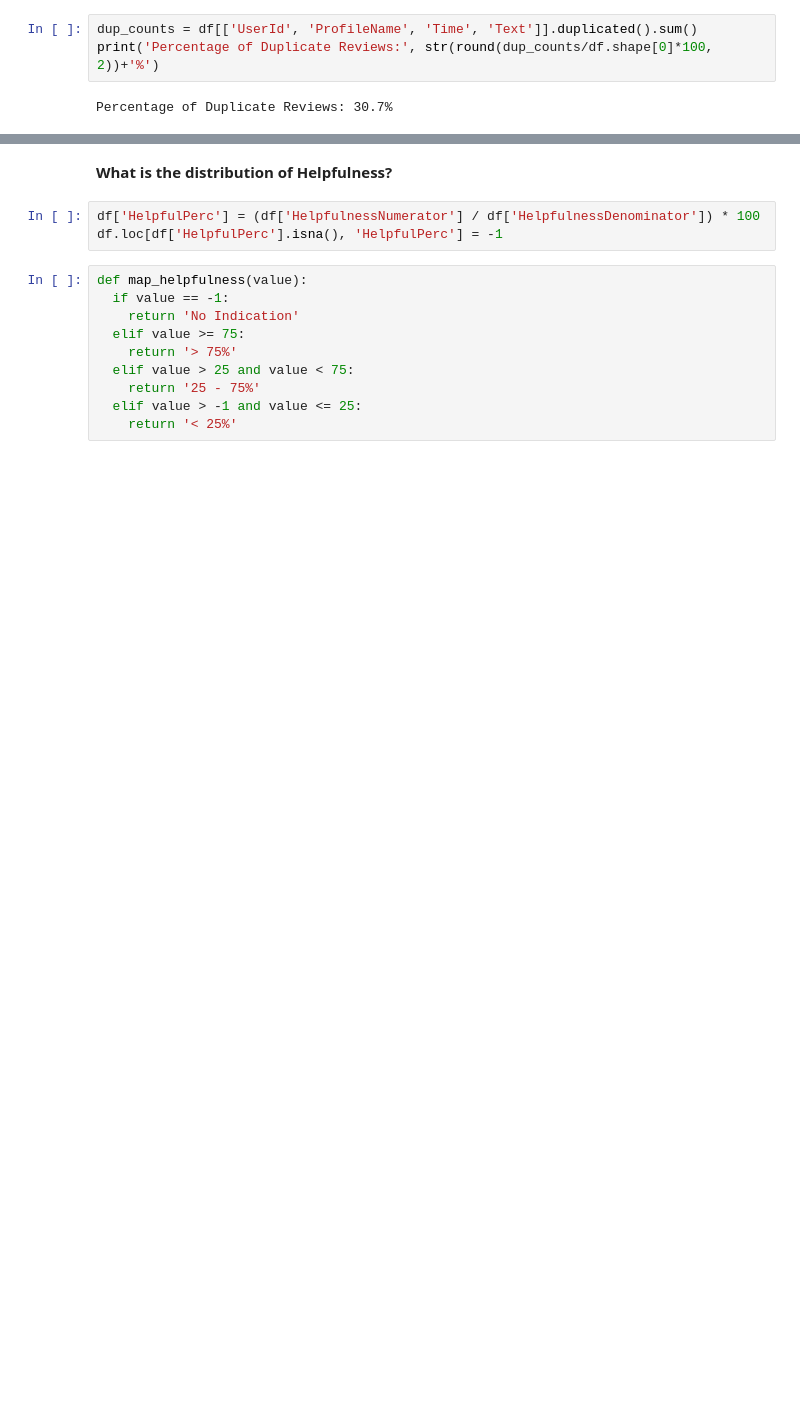
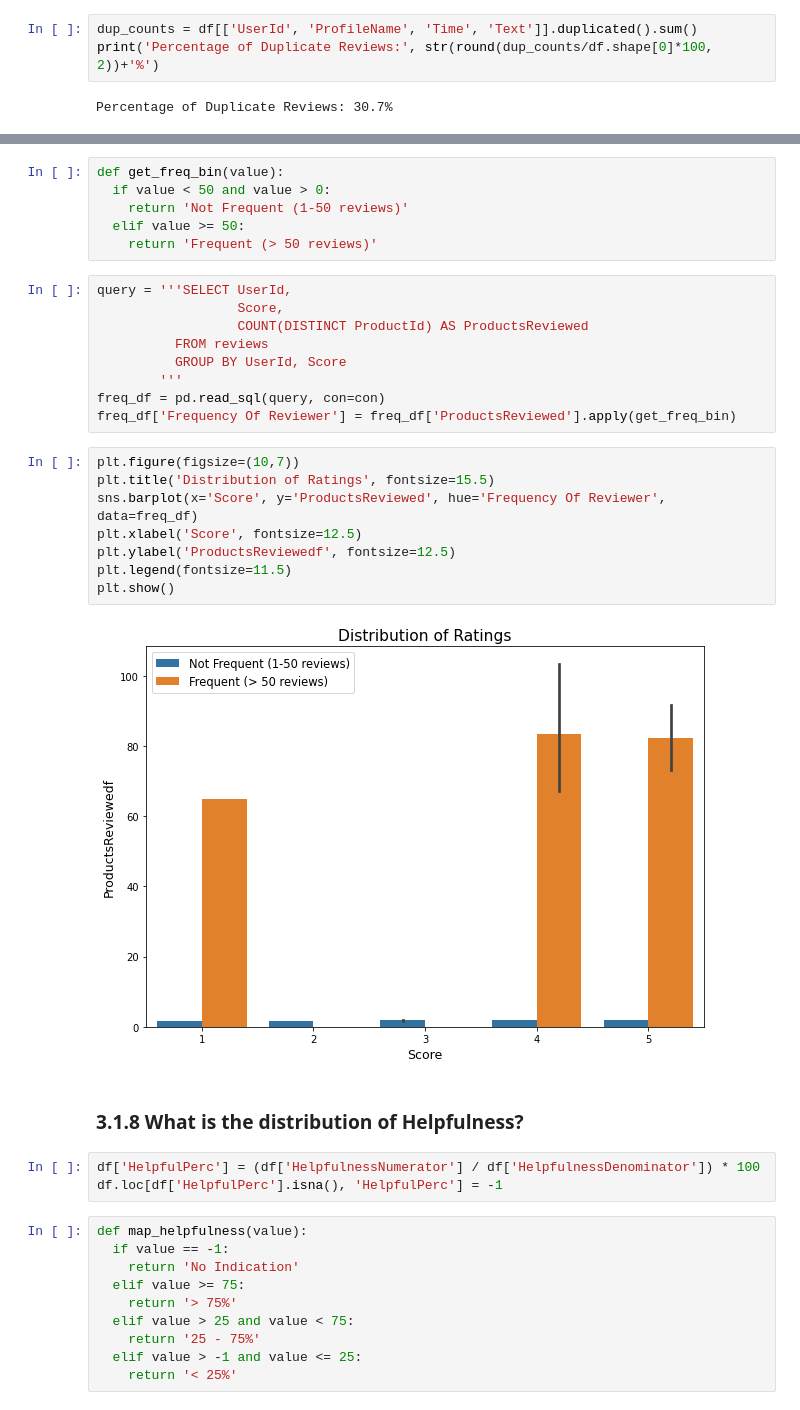
Before and after one commit to 1byte-yoda/ML-Personal-Projects, a Jupyter notebook: Amazon_Food_Reviews_Sentiment_Analysis/Amazon_Fine_Food.ipynb, the cells around one changed output, grey strips where cells are left out. Drawn from its saved outputs; the diff is of its cells as text; blank space fills up the shorter version.

```diff
--- a/Amazon_Food_Reviews_Sentiment_Analysis/Amazon_Fine_Food.ipynb
+++ b/Amazon_Food_Reviews_Sentiment_Analysis/Amazon_Fine_Food.ipynb
@@ -219,5 +242,30 @@ plt.show()
+# %%
+def get_freq_bin(value):
+  if value < 50 and value > 0:
+    return 'Not Frequent (1-50 reviews)'
+  elif value >= 50:
+    return 'Frequent (> 50 reviews)'
+# %%
+query = '''SELECT UserId,
+                  Score,
+                  COUNT(DISTINCT ProductId) AS ProductsReviewed
+          FROM reviews
+          GROUP BY UserId, Score
+        '''
+freq_df = pd.read_sql(query, con=con)
+freq_df['Frequency Of Reviewer'] = freq_df['ProductsReviewed'].apply(get_freq_bin)
+# %%
+plt.figure(figsize=(10,7))
+plt.title('Distribution of Ratings', fontsize=15.5)
+sns.barplot(x='Score', y='ProductsReviewed', hue='Frequency Of Reviewer', data=freq_df)
+plt.xlabel('Score', fontsize=12.5)
+plt.ylabel('ProductsReviewedf', fontsize=12.5)
+plt.legend(fontsize=11.5)
+plt.show()
+# %% [output]
+[figure, added]
 # %% [markdown]
-<b> What is the distribution of Helpfulness? </b>
+### 3.1.8 What is the distribution of Helpfulness?
 # %%
 df['HelpfulPerc'] = (df['HelpfulnessNumerator'] / df['HelpfulnessDenominator']) * 100
 df.loc[df['HelpfulPerc'].isna(), 'HelpfulPerc'] = -1
```
Also changed, not shown: parts of 128 cells of this notebook.
